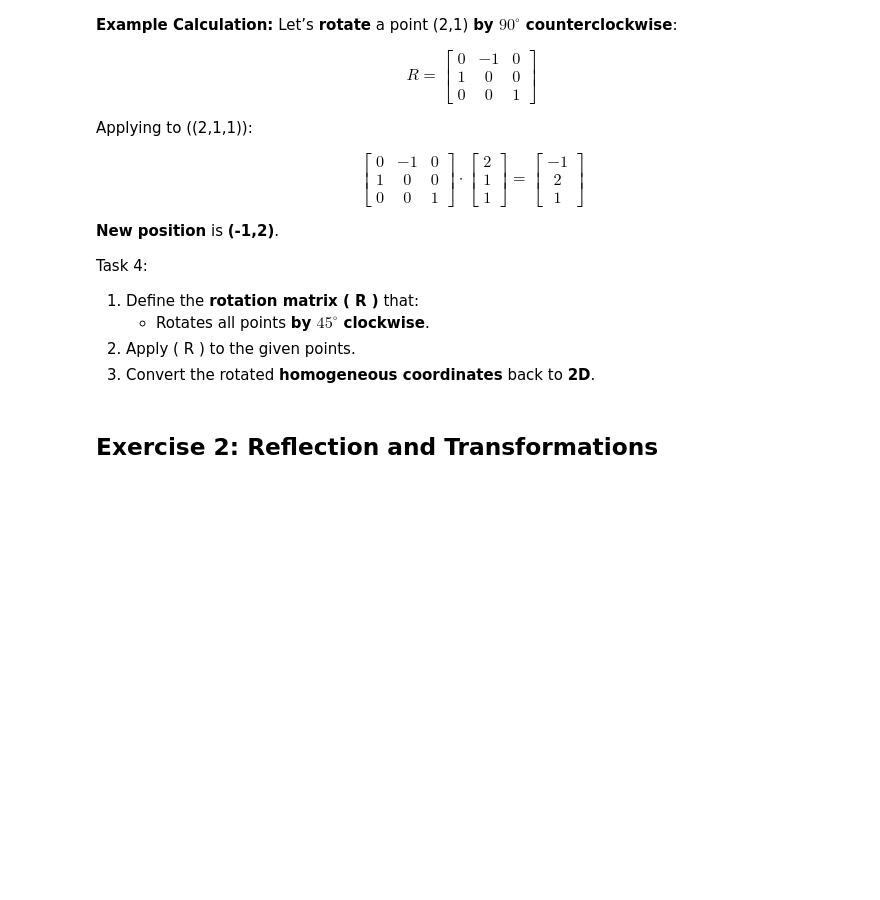
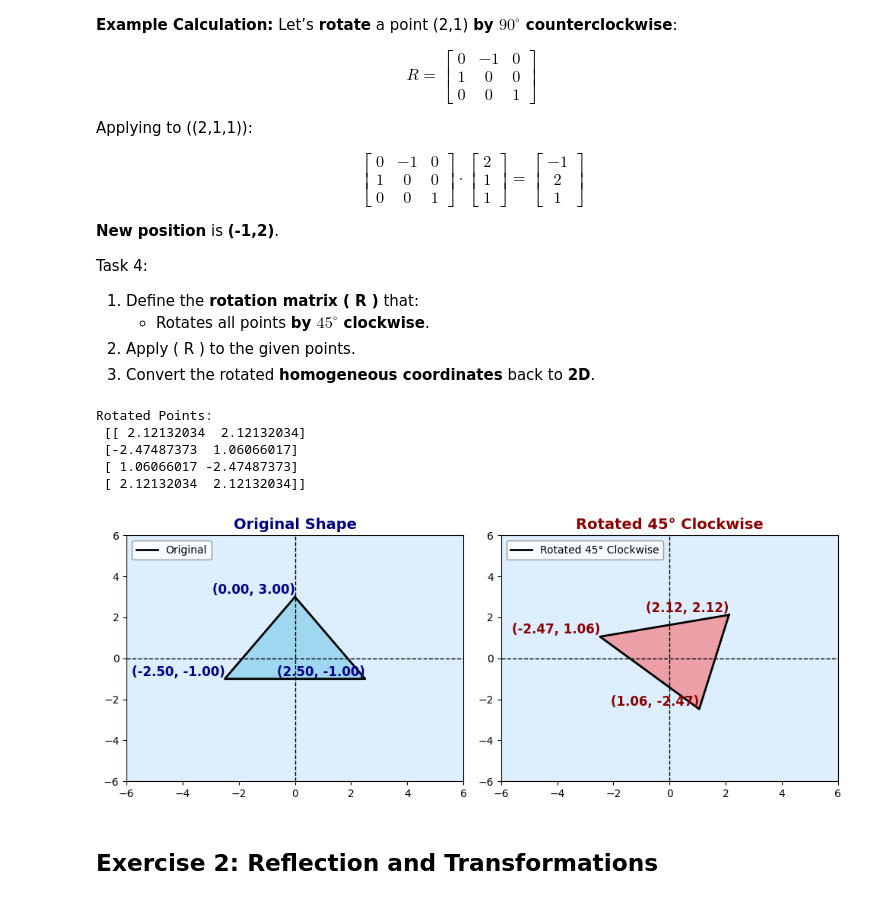
Before and after one commit to LyricClough/Linear-Final-project, a Jupyter notebook: Computer_Graphics_Project.ipynb, the cells around one changed output. Drawn from its saved outputs; the diff is of its cells as text; code cells hidden in the pictures; blank space fills up the shorter version.

```diff
--- a/Computer_Graphics_Project.ipynb
+++ b/Computer_Graphics_Project.ipynb
@@ -608,15 +608,37 @@ Task 4:
 # %%
 # TODO: Define function to apply rotation
 def rotate(points, theta_deg):
     """Apply rotation transformation about the origin using homogeneous coordinates."""
 
     #CodeSolution here
-    pass
+    theta_rad = np.deg2rad(theta_deg)
+    cos_theta = np.cos(theta_rad)
+    sin_theta = np.sin(theta_rad)
 
+    R = np.array([
+        [cos_theta, -sin_theta, 0],
+        [sin_theta,  cos_theta, 0],
+        [0,          0,         1]
+    ])
 
+    n = points.shape[0]
+    ones = np.ones((n, 1))
+    homogeneous_points = np.hstack([points, ones])
+
+    rotated_homogeneous = homogeneous_points @ R.T
+    return rotated_homogeneous[:, :2]
+
+theta_deg = -45
 rotated_points = rotate(points_2d, theta_deg)
 print("Rotated Points:\n", rotated_points)
 plot_transformation(points_2d, rotated_points, "Rotated 45° Clockwise")
+# %% [output]
+Rotated Points:
+ [[ 2.12132034  2.12132034]
+ [-2.47487373  1.06066017]
+ [ 1.06066017 -2.47487373]
+ [ 2.12132034  2.12132034]]
+[figure, added]
 # %% [markdown]
 ## Exercise 2: Reflection and Transformations
 # %% [markdown]
```
